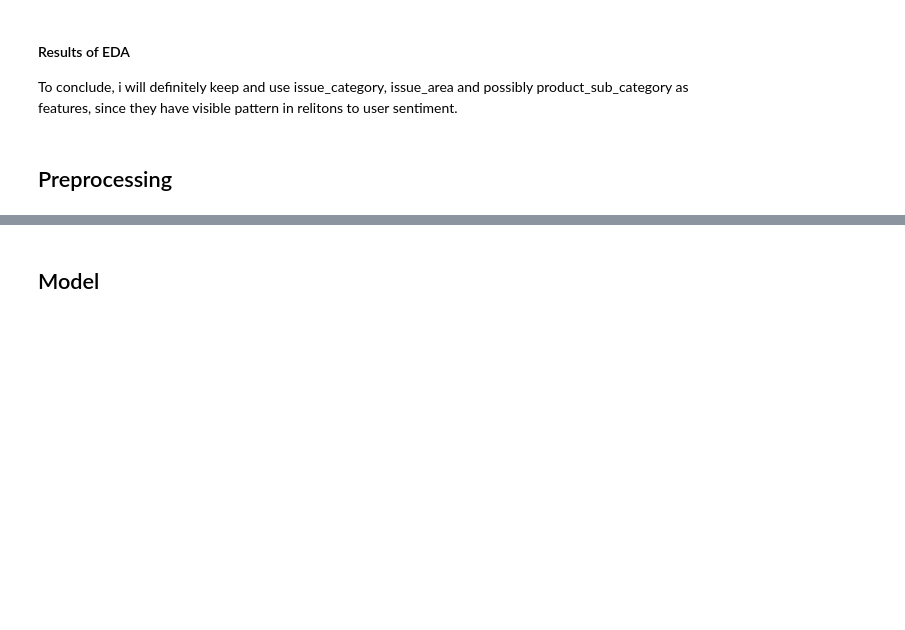
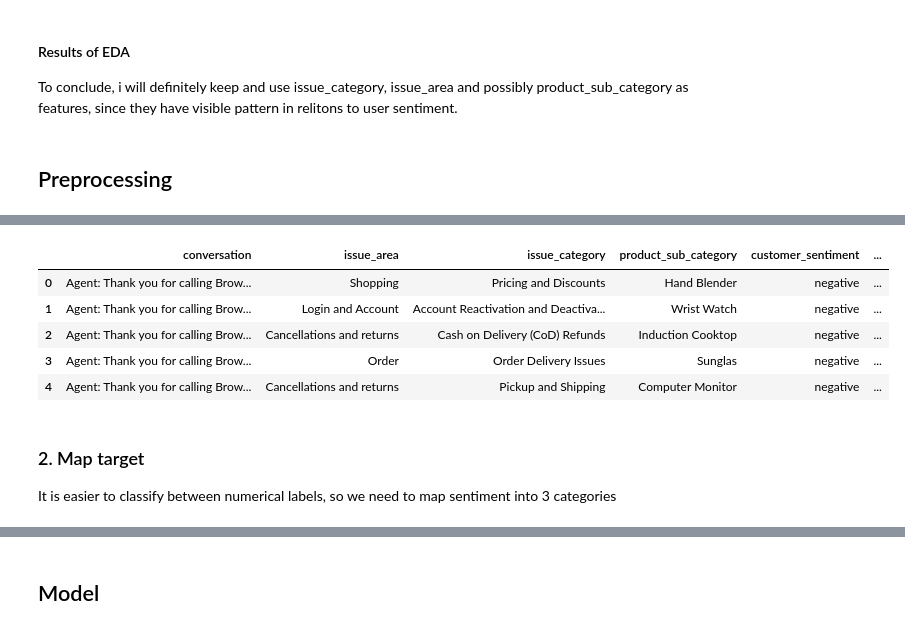
Before and after one commit to Ksksksksksksksks/di725_assignment1, a Jupyter notebook: sentiment-transformer.ipynb, the cells around one changed output, grey strips where cells are left out. Saved outputs shown, nothing was run; the diff lists cells and outputs as text; code cells hidden in the pictures; blank space fills up the shorter version.

```diff
--- a/sentiment-transformer.ipynb
+++ b/sentiment-transformer.ipynb
@@ -680,0 +706,13 @@ To conclude, i will definitely keep and use issue_category, issue_area and possi
+# %%
+test_df.head()
+# %% [output]
+|  | conversation | issue_area | issue_category | product_sub_category | customer_sentiment | ... |
+| 0 | Agent: Thank you for calling Brow... | Shopping | Pricing and Discounts | Hand Blender | negative | ... |
+| 1 | Agent: Thank you for calling Brow... | Login and Account | Account Reactivation and Deactiva... | Wrist Watch | negative | ... |
+| 2 | Agent: Thank you for calling Brow... | Cancellations and returns | Cash on Delivery (CoD) Refunds | Induction Cooktop | negative | ... |
+| 3 | Agent: Thank you for calling Brow... | Order | Order Delivery Issues | Sunglas | negative | ... |
+| 4 | Agent: Thank you for calling Brow... | Cancellations and returns | Pickup and Shipping | Computer Monitor | negative | ... |
+# %% [markdown]
+### 2. Map target
+
+It is easier to classify between numerical labels, so we need to map sentiment into 3 categories
```
Also changed, not shown: parts of 15 cells of this notebook.
